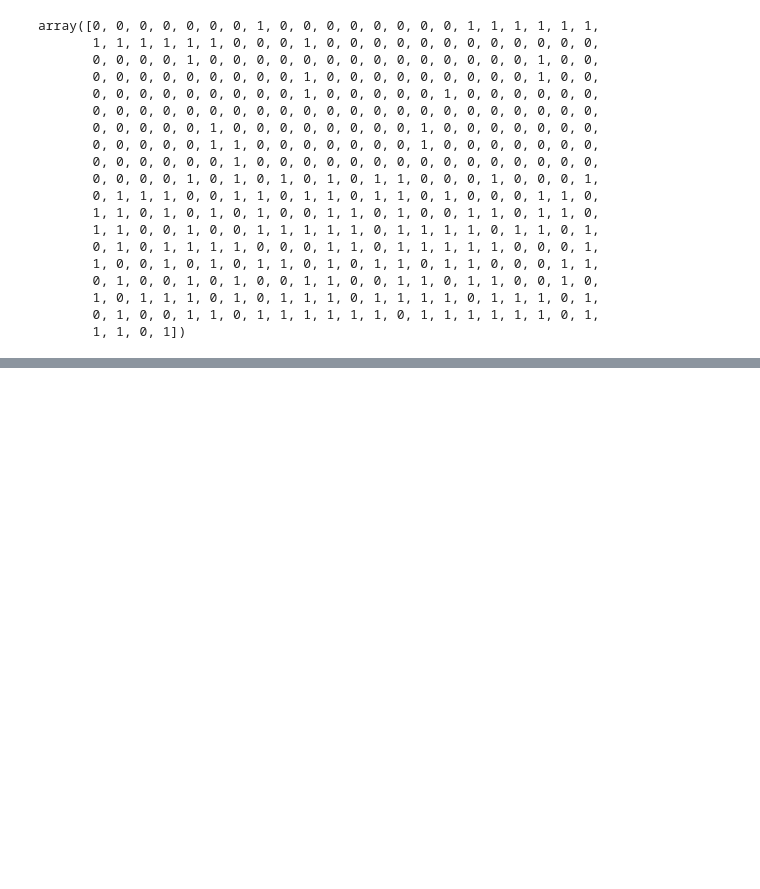
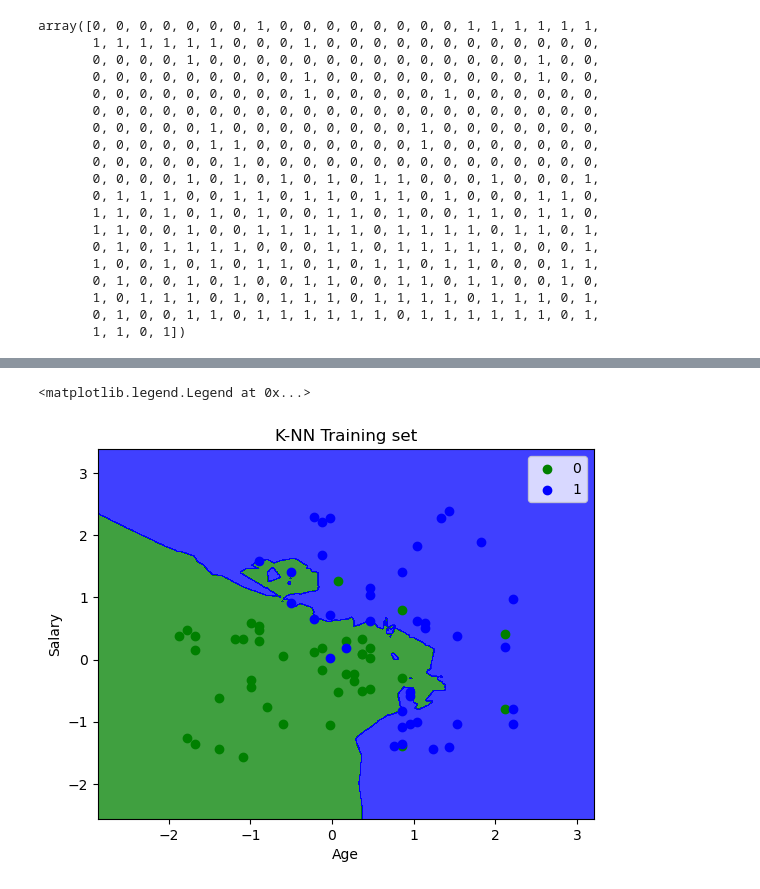
Before and after one commit to 3Rishabh3/MachineLearningBootcamp, a Jupyter notebook: 11K-Nearest-Neighbors/K-Nearest-Neighbors.ipynb, the cells around one changed output, grey strips where cells are left out. Drawn from its saved outputs; the diff is of its cells as text; code cells hidden in the pictures; blank space fills up the shorter version.

```diff
--- a/11K-Nearest-Neighbors/K-Nearest-Neighbors.ipynb
+++ b/11K-Nearest-Neighbors/K-Nearest-Neighbors.ipynb
@@ -98,0 +169,20 @@ array([0, 1, 1, 1, 0, 1, 0, 0, 0, 0, 1, 0, 1, 1, 0, 1, 1, 0, 0, 0, 0, 0,
+# %%
+# Visualising the Training set results
+from matplotlib.colors import ListedColormap
+X_point, y_point = X_test, y_test
+X1, X2 = np.meshgrid(np.arange(start = X_point[:, 0].min() - 1, stop = X_point[:, 0].max() + 1, step = 0.01),
+                     np.arange(start = X_point[:, 1].min() - 1, stop = X_point[:, 1].max() + 1, step = 0.01))
+plt.contourf(X1, X2, classifier.predict(np.array([X1.ravel(), X2.ravel()]).T).reshape(X1.shape),
+             alpha = 0.75, cmap = ListedColormap(('green', 'blue')))
+plt.xlim(X1.min(), X1.max())
+plt.ylim(X2.min(), X2.max())
+for i, j in enumerate(np.unique(y_point)):
+    plt.scatter(X_point[y_point == j, 0], X_point[y_point == j, 1],
+                c = ListedColormap(('green', 'blue'))(i), label = j)
+plt.title('K-NN Training set')
+plt.xlabel('Age')
+plt.ylabel('Salary')
+plt.legend()
+# %% [output]
+<matplotlib.legend.Legend at 0x...>
+[figure, added]
```
Also changed, not shown: parts of 13 cells of this notebook, 1 other file.
